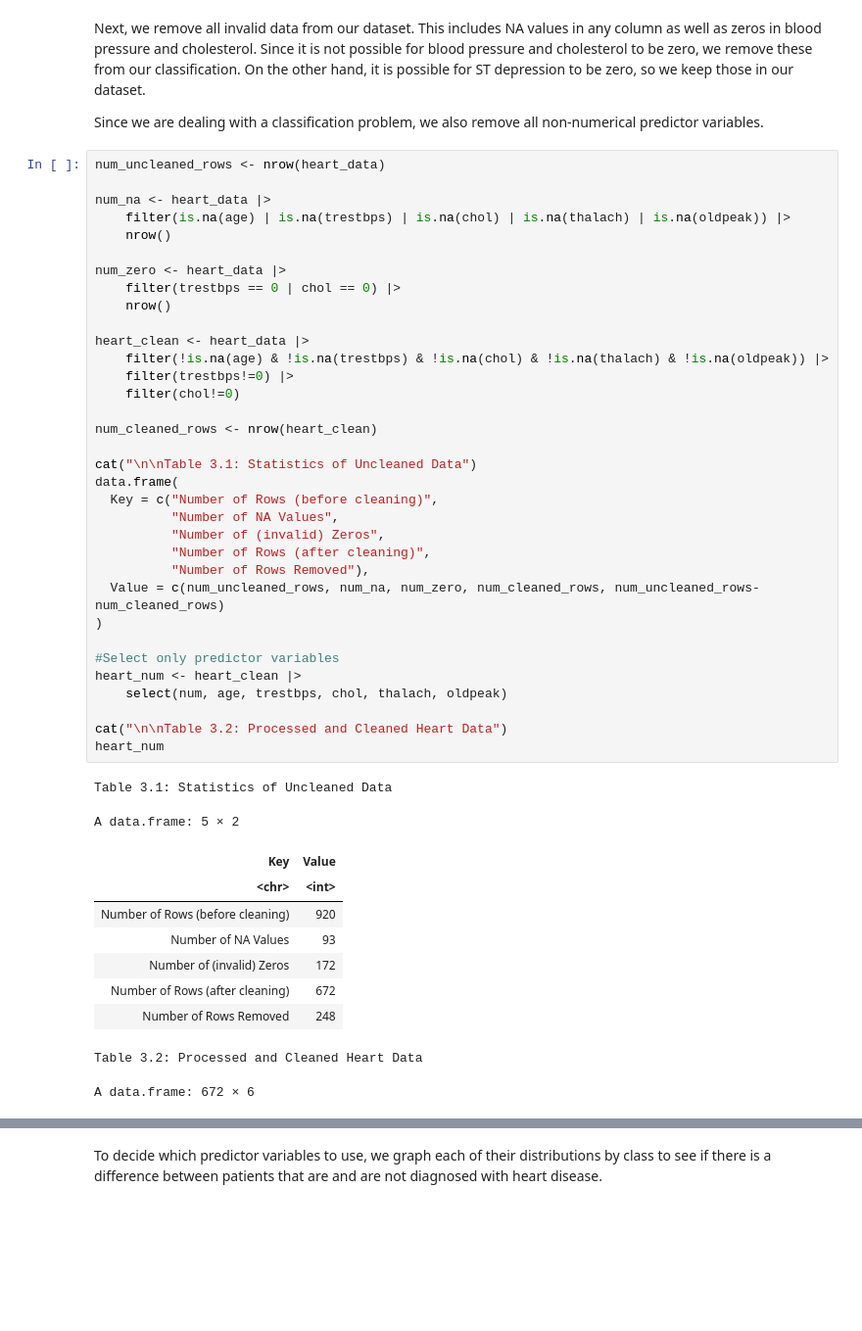
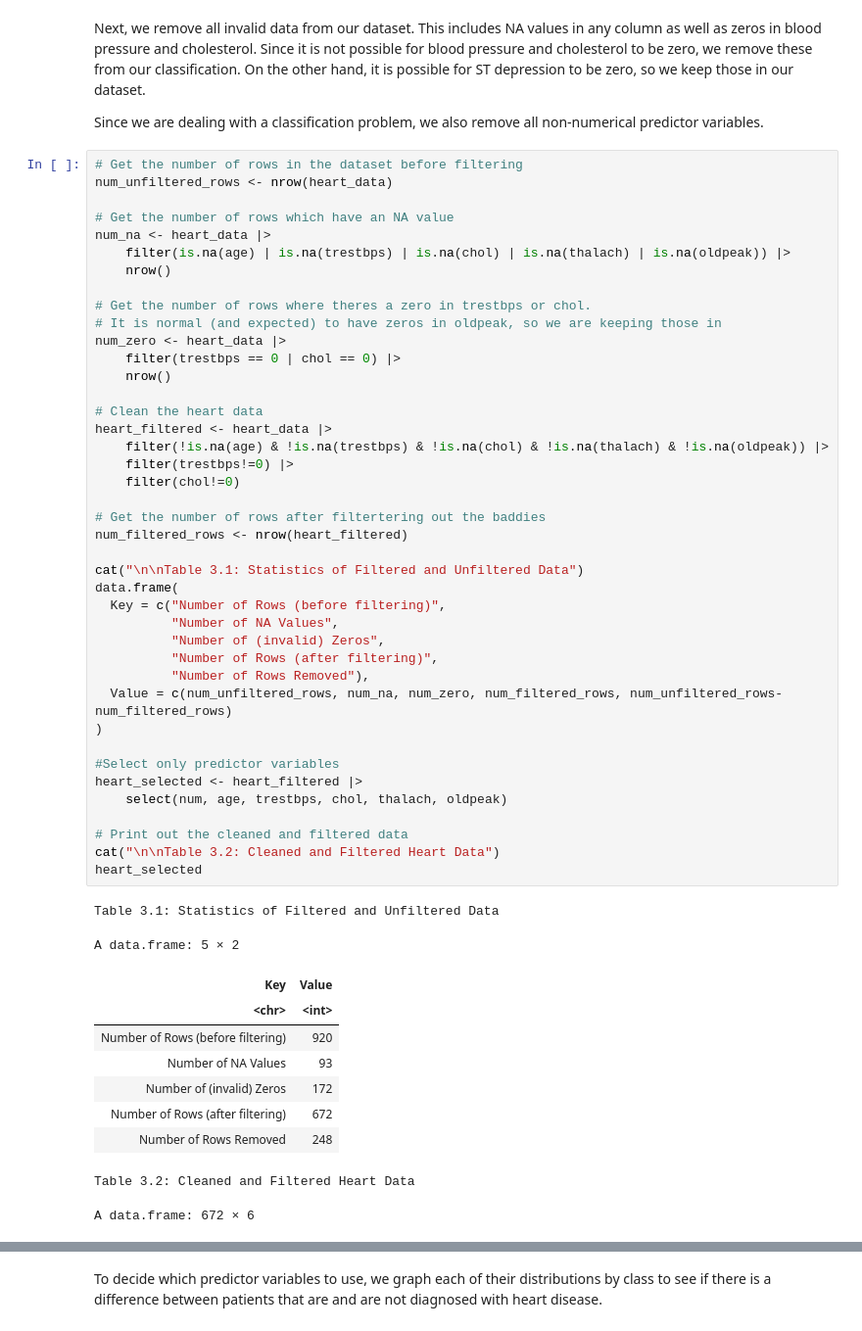
Before and after one commit to EdwardJXLi/DSCI-100-group-project, a Jupyter notebook: HeartDiseasePrediction.ipynb, the cells around one changed output, grey strips where cells are left out. Shown at 98% size. Saved outputs shown, nothing was run; the diff lists cells and outputs as text; blank space fills up the shorter version.

Commit message:
Cleaned code and added figure numbers

```diff
--- a/HeartDiseasePrediction.ipynb
+++ b/HeartDiseasePrediction.ipynb
@@ -192,50 +194,57 @@ Next, we remove all invalid data from our dataset. This includes NA values in an
 
 Since we are dealing with a classification problem, we also remove all non-numerical predictor variables.
 # %%
-num_uncleaned_rows <- nrow(heart_data)
+# Get the number of rows in the dataset before filtering
+num_unfiltered_rows <- nrow(heart_data)
 
+# Get the number of rows which have an NA value
 num_na <- heart_data |>
     filter(is.na(age) | is.na(trestbps) | is.na(chol) | is.na(thalach) | is.na(oldpeak)) |>
     nrow()
 
+# Get the number of rows where theres a zero in trestbps or chol.
+# It is normal (and expected) to have zeros in oldpeak, so we are keeping those in
 num_zero <- heart_data |>
     filter(trestbps == 0 | chol == 0) |>
     nrow()
 
-heart_clean <- heart_data |>
+# Clean the heart data
+heart_filtered <- heart_data |>
     filter(!is.na(age) & !is.na(trestbps) & !is.na(chol) & !is.na(thalach) & !is.na(oldpeak)) |>
     filter(trestbps!=0) |>
     filter(chol!=0)
 
-num_cleaned_rows <- nrow(heart_clean)
+# Get the number of rows after filtertering out the baddies
+num_filtered_rows <- nrow(heart_filtered)
 
-cat("\n\nTable 3.1: Statistics of Uncleaned Data")
+cat("\n\nTable 3.1: Statistics of Filtered and Unfiltered Data")
 data.frame(
-  Key = c("Number of Rows (before cleaning)",
+  Key = c("Number of Rows (before filtering)",
           "Number of NA Values",
           "Number of (invalid) Zeros",
-          "Number of Rows (after cleaning)",
+          "Number of Rows (after filtering)",
           "Number of Rows Removed"),
-  Value = c(num_uncleaned_rows, num_na, num_zero, num_cleaned_rows, num_uncleaned_rows-num_cleaned_rows)
+  Value = c(num_unfiltered_rows, num_na, num_zero, num_filtered_rows, num_unfiltered_rows-num_filtered_rows)
 )
 
 #Select only predictor variables
-heart_num <- heart_clean |>
+heart_selected <- heart_filtered |>
     select(num, age, trestbps, chol, thalach, oldpeak)
 
-cat("\n\nTable 3.2: Processed and Cleaned Heart Data")
-heart_num
+# Print out the cleaned and filtered data
+cat("\n\nTable 3.2: Cleaned and Filtered Heart Data")
+heart_selected
 # %% [output]
-Table 3.1: Statistics of Uncleaned Data
+Table 3.1: Statistics of Filtered and Unfiltered Data
 A data.frame: 5 × 2
 | Key | Value |
 | <chr> | <int> |
-| Number of Rows (before cleaning) | 920 |
+| Number of Rows (before filtering) | 920 |
 | Number of NA Values | 93 |
 | Number of (invalid) Zeros | 172 |
-| Number of Rows (after cleaning) | 672 |
+| Number of Rows (after filtering) | 672 |
 | Number of Rows Removed | 248 |
-Table 3.2: Processed and Cleaned Heart Data
+Table 3.2: Cleaned and Filtered Heart Data
 A data.frame: 672 × 6
 | num | age | trestbps | chol | thalach | oldpeak |
 | <fct> | <dbl> | <dbl> | <dbl> | <dbl> | <dbl> |
```
Also changed, not shown: parts of 17 cells of this notebook.
